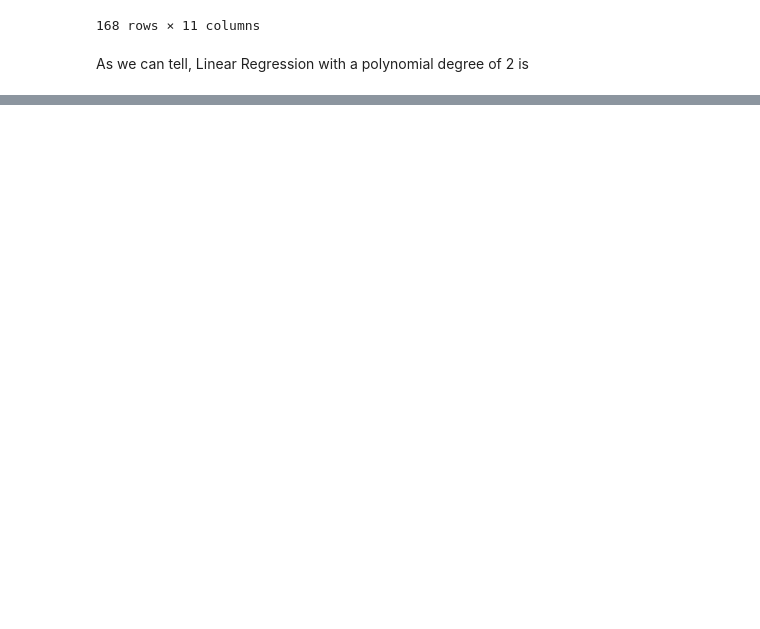
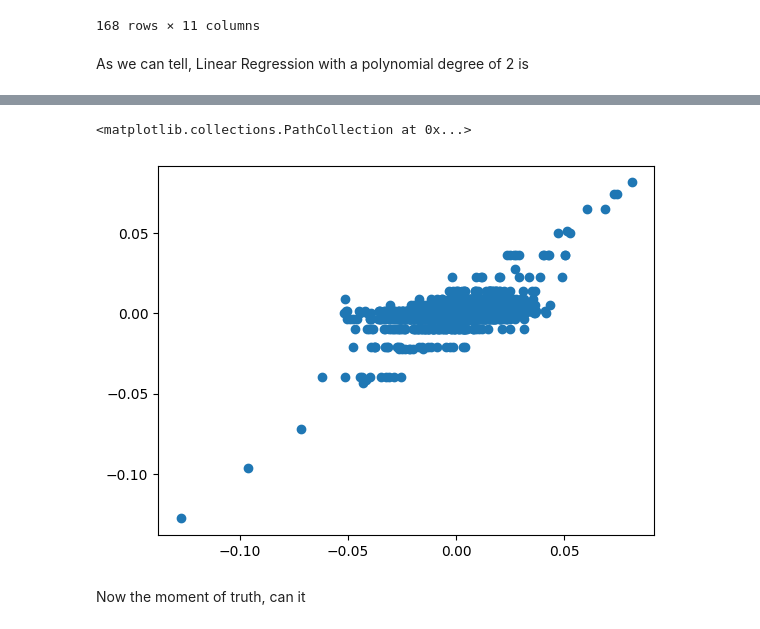
Before and after one commit to kklimov1/PriceRegressionPredictor, a Jupyter notebook: goldPriceAnalysis.ipynb, the cells around one changed output, grey strips where cells are left out. Saved outputs shown, nothing was run; the diff lists cells and outputs as text; code cells hidden in the pictures; blank space fills up the shorter version.

```diff
--- a/goldPriceAnalysis.ipynb
+++ b/goldPriceAnalysis.ipynb
@@ -773,0 +802,10 @@ worst_linear_pipeline = Pipeline([('polynomial', PolynomialFeatures(degree=2)),
+# %%
+ensemble_input = pd.DataFrame(ridge_y_preds, columns=['ridge']).join(pd.DataFrame(linear_y_preds, columns =['linear']))
+dtree_ensemble.fit(ensemble_input, y_train['nasdaq close change target'])
+plt.scatter(y_train['nasdaq close change target'], dtree_ensemble.predict(ensemble_input))
+#svm_ensemble.train(ensemble_input)
+# %% [output]
+<matplotlib.collections.PathCollection at 0x...>
+[figure, added]
+# %% [markdown]
+Now the moment of truth, can it
```
Also changed, not shown: parts of 8 cells of this notebook.
